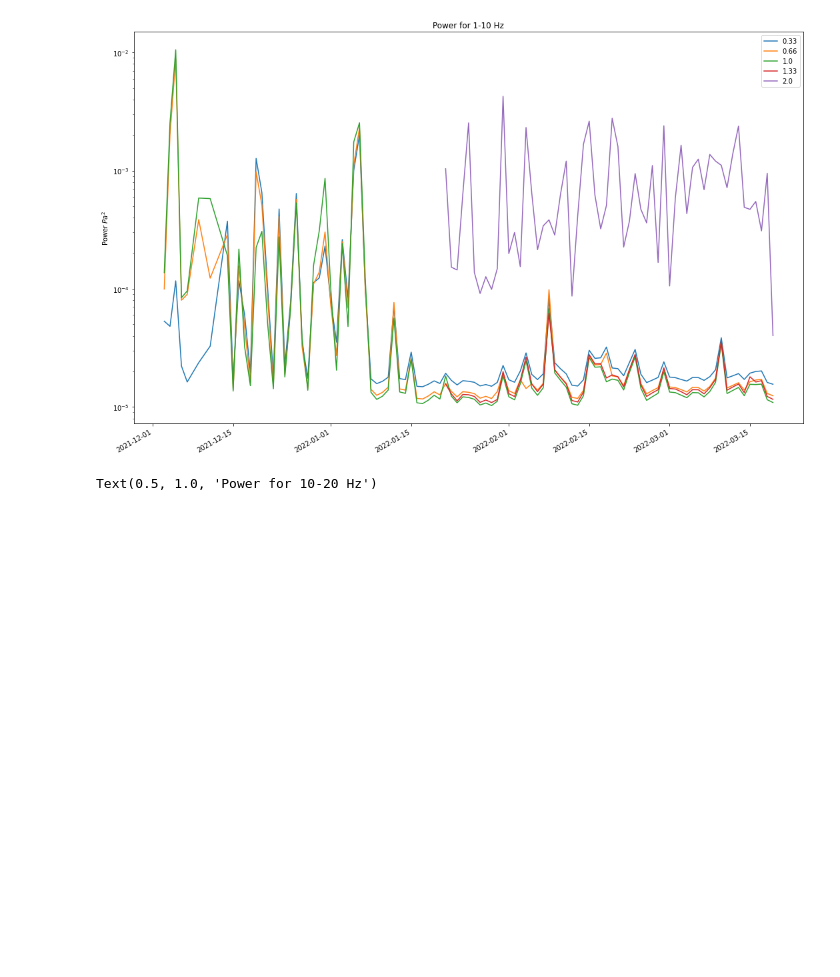
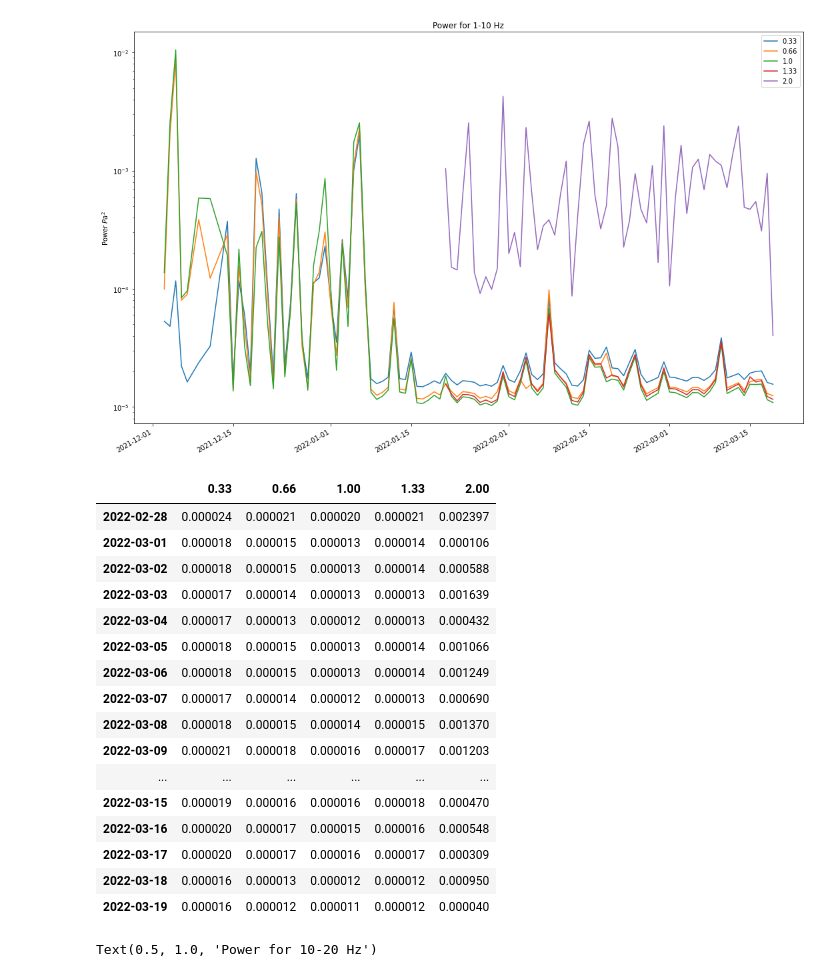
Before and after one commit to ZachHoppinen/infrasound-snow-attenuation, a Jupyter notebook: src/analysis/power_daily.ipynb, the cells around one changed output. Drawn from its saved outputs; the diff is of its cells as text; code cells hidden in the pictures; blank space fills up the shorter version.

```diff
--- a/src/analysis/power_daily.ipynb
+++ b/src/analysis/power_daily.ipynb
@@ -10,3 +10,6 @@ from obspy import read
 from scipy.fft import fft, fftfreq, ifft
 # %%
 ac_calib = 8.2928e-05
+# %%
+in_dir = '/home/zacharykeskinen/data/infrasound/infrasound/processed' #infrasound/banner/infrasound/processed/'
+exists(in_dir)
@@ -13,5 +18,4 @@ ac_calib = 8.2928e-05
 # %%
-in_dir = '../../data/banner/infrasound/processed/'
 # l = os.listdir(in_dir)
 l = glob(os.path.join(in_dir, 'c0be4*'))
 r = []
@@ -128,6 +132,26 @@ plt.title(f'Power for {f1}-{f2} Hz')
 plt.savefig(f'')
 # %% [output]
 [figure]
+# %%
+df[-20:]
+# %% [output]
+|  | 0.33 | 0.66 | 1.00 | 1.33 | 2.00 |
+| 2022-02-28 | 0.000024 | 0.000021 | 0.000020 | 0.000021 | 0.002397 |
+| 2022-03-01 | 0.000018 | 0.000015 | 0.000013 | 0.000014 | 0.000106 |
+| 2022-03-02 | 0.000018 | 0.000015 | 0.000013 | 0.000014 | 0.000588 |
+| 2022-03-03 | 0.000017 | 0.000014 | 0.000013 | 0.000013 | 0.001639 |
+| 2022-03-04 | 0.000017 | 0.000013 | 0.000012 | 0.000013 | 0.000432 |
+| 2022-03-05 | 0.000018 | 0.000015 | 0.000013 | 0.000014 | 0.001066 |
+| 2022-03-06 | 0.000018 | 0.000015 | 0.000013 | 0.000014 | 0.001249 |
+| 2022-03-07 | 0.000017 | 0.000014 | 0.000012 | 0.000013 | 0.000690 |
+| 2022-03-08 | 0.000018 | 0.000015 | 0.000014 | 0.000015 | 0.001370 |
+| 2022-03-09 | 0.000021 | 0.000018 | 0.000016 | 0.000017 | 0.001203 |
+| ... | ... | ... | ... | ... | ... |
+| 2022-03-15 | 0.000019 | 0.000016 | 0.000016 | 0.000018 | 0.000470 |
+| 2022-03-16 | 0.000020 | 0.000017 | 0.000015 | 0.000016 | 0.000548 |
+| 2022-03-17 | 0.000020 | 0.000017 | 0.000016 | 0.000017 | 0.000309 |
+| 2022-03-18 | 0.000016 | 0.000013 | 0.000012 | 0.000012 | 0.000950 |
+| 2022-03-19 | 0.000016 | 0.000012 | 0.000011 | 0.000012 | 0.000040 |
 # %%
 f1 = 10
 f2 = 20
```
Also changed, not shown: parts of 3 cells of this notebook, 3 other files.
